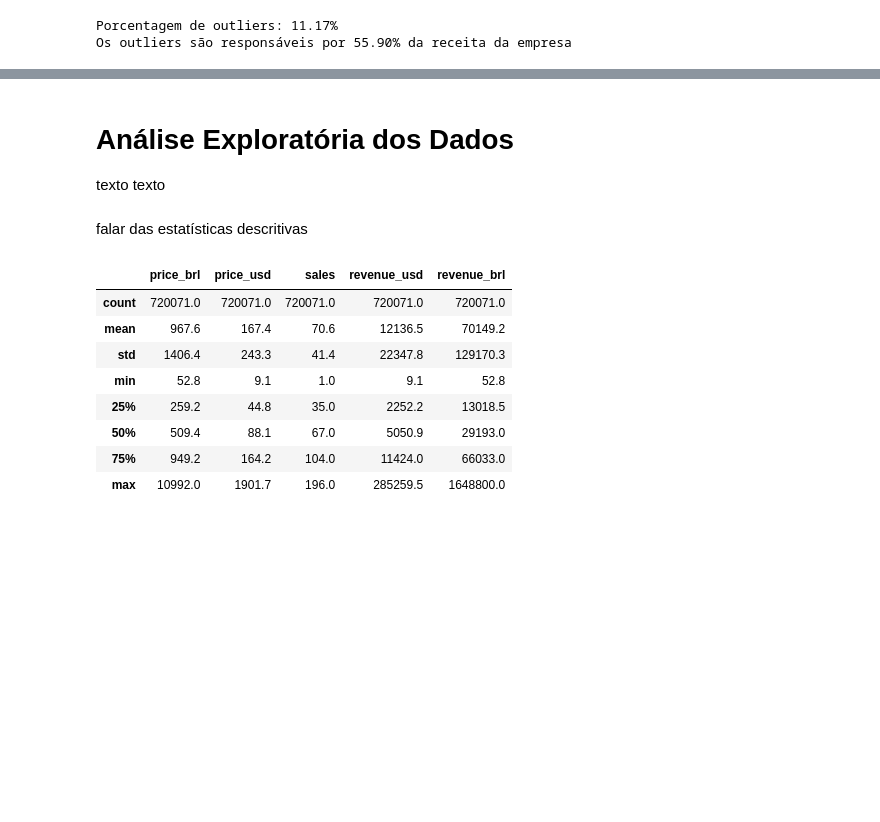
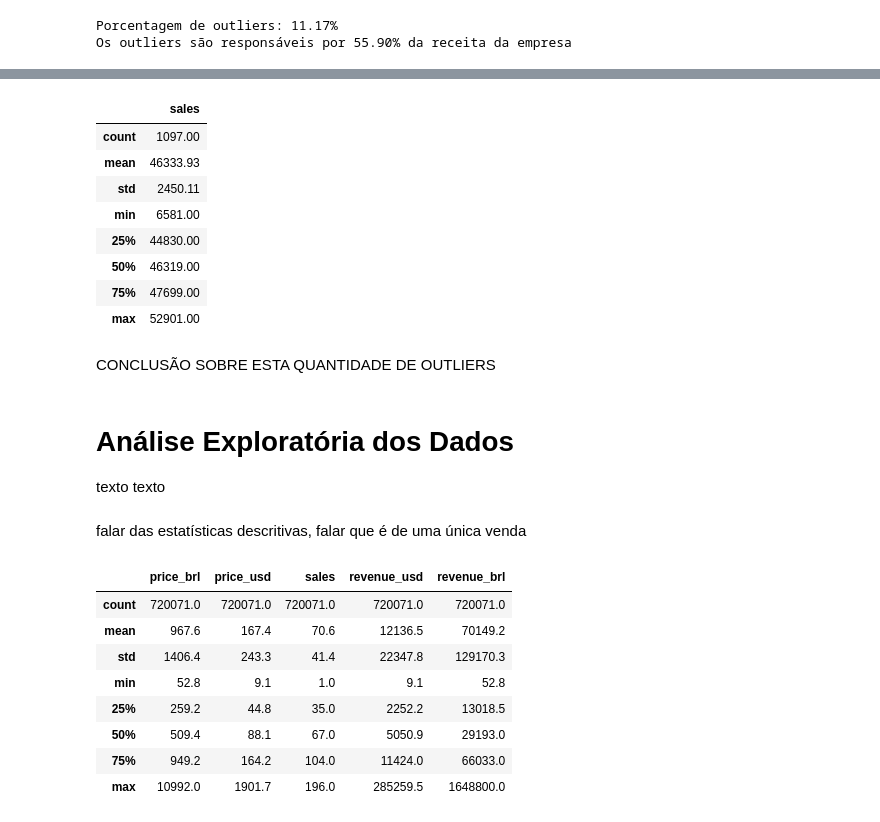
Before and after one commit to FerrazThales/demand_forecasting_prophet, a Jupyter notebook: Demand_Forecasting_with_Prophet.ipynb, the cells around one changed output, grey strips where cells are left out. Drawn from its saved outputs; the diff is of its cells as text; code cells hidden in the pictures; blank space fills up the shorter version.

```diff
--- a/Demand_Forecasting_with_Prophet.ipynb
+++ b/Demand_Forecasting_with_Prophet.ipynb
@@ -380,3 +413,18 @@ O vinho mais barato do catálogo é o Cava Juvé & Camps Cinta Purpura Reserva B
+# %%
+#principais métricas de quantidades vendidas em um único dia
+quantidade_de_vinhos_vendida_por_dia.describe().round(2).to_frame()
+# %% [output]
+|  | sales |
+| count | 1097.00 |
+| mean | 46333.93 |
+| std | 2450.11 |
+| min | 6581.00 |
+| 25% | 44830.00 |
+| 50% | 46319.00 |
+| 75% | 47699.00 |
+| max | 52901.00 |
+# %% [markdown]
+CONCLUSÃO SOBRE ESTA QUANTIDADE DE OUTLIERS
 # %% [markdown]
 # Análise Exploratória dos Dados
 
@@ -394,7 +442,7 @@ def addlabels(grafico,y,distancia):
     ax[grafico].text(i,y[i] + distancia,'{:,}'.format(int(y[i])).replace(',','.'),
             ha='center',fontsize=13,color='grey')
 # %% [markdown]
-falar das estatísticas descritivas
+falar das estatísticas descritivas, falar que é de uma única venda
 # %%
 df[['price_brl','price_usd','sales','revenue_usd','revenue_brl']].describe().round(1)
 # %% [output]
```
Also changed, not shown: parts of 15 cells of this notebook.
